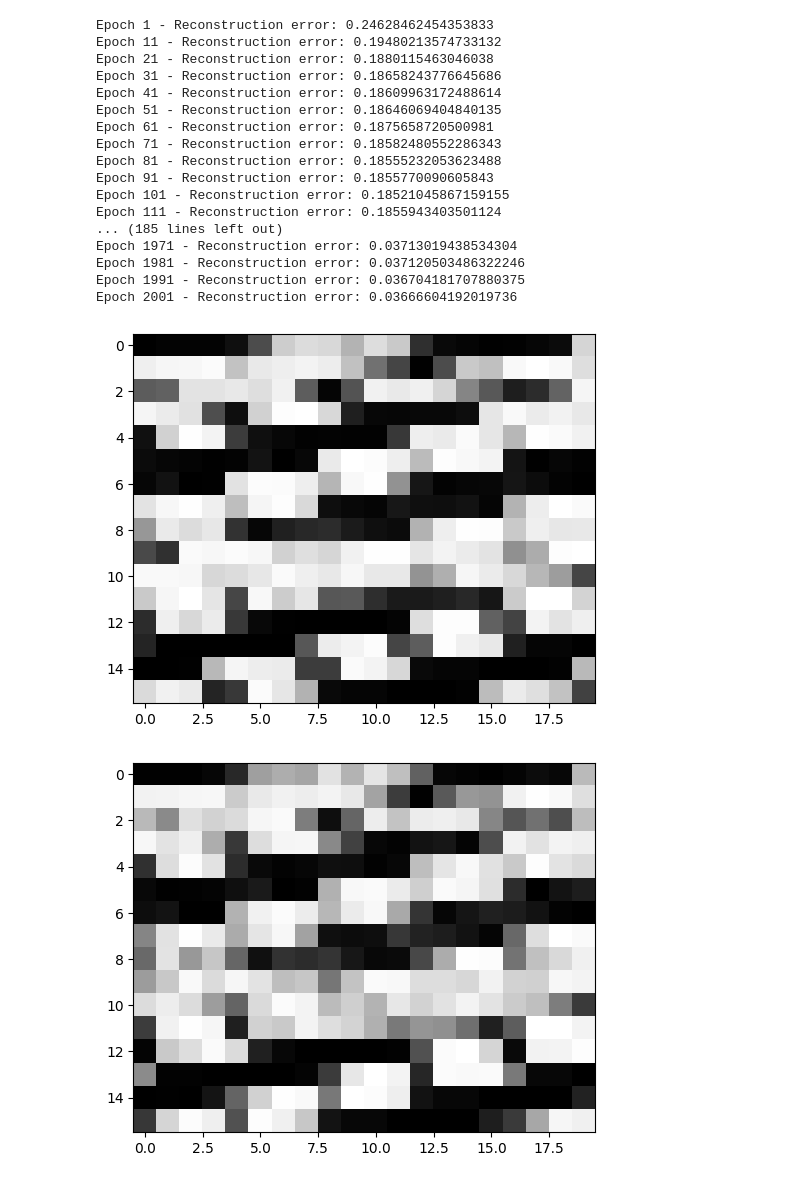
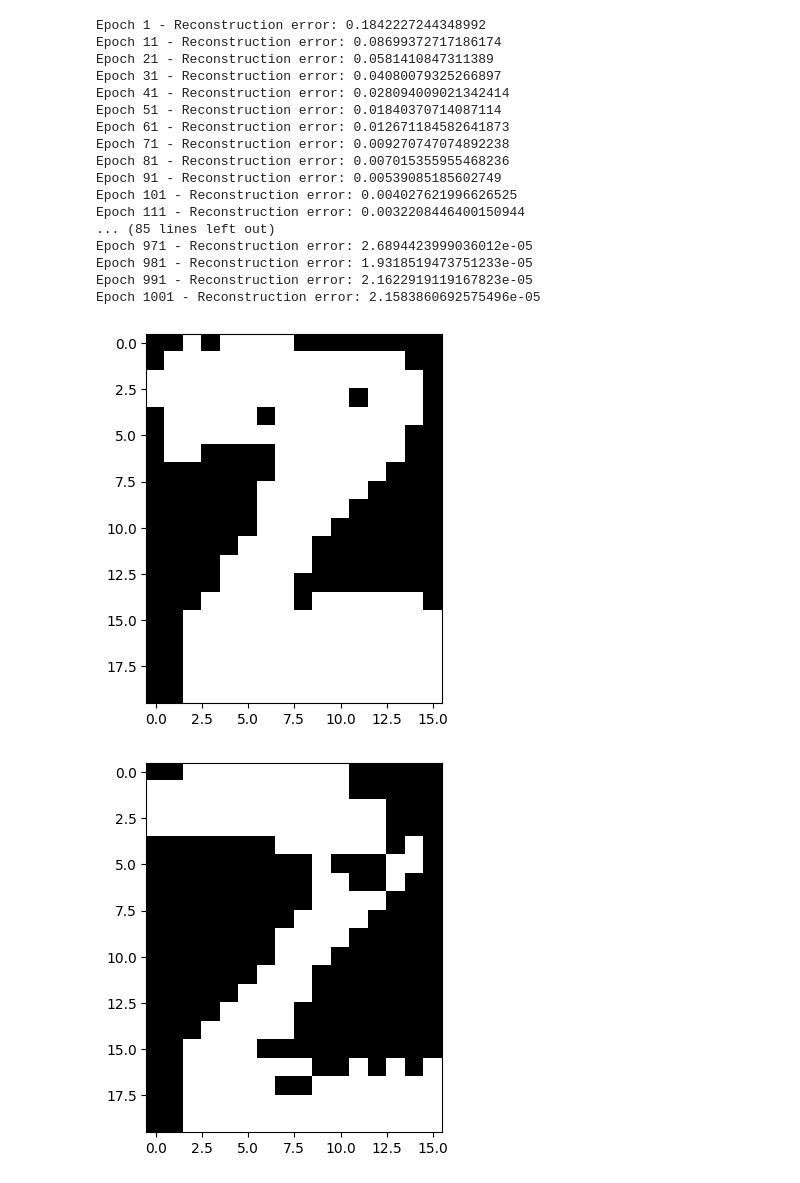
Before and after one commit to AugustinCombes/deeplearning2, a Jupyter notebook: main.ipynb, the cells around one changed output. Cells and saved outputs as stored; diff of their text form; code cells hidden in the pictures.

```diff
--- a/main.ipynb
+++ b/main.ipynb
@@ -8,26 +10,26 @@ plt.imshow(BinaryAlphaDigitsDataset(restrict_labels=['d']).data[0])
 # %%
 rbm = init_RBM(320, 100)
-train_RBM(rbm, ds=BinaryAlphaDigitsDataset(restrict_labels=['a']))
+train_RBM(rbm, epochs=1001, ds=BinaryAlphaDigitsDataset(restrict_labels=['z']))
 # %% [output]
-Epoch 1 - Reconstruction error: 0.24628462454353833
-Epoch 11 - Reconstruction error: 0.19480213574733132
-Epoch 21 - Reconstruction error: 0.1880115463046038
-Epoch 31 - Reconstruction error: 0.18658243776645686
-Epoch 41 - Reconstruction error: 0.18609963172488614
-Epoch 51 - Reconstruction error: 0.18646069404840135
-Epoch 61 - Reconstruction error: 0.1875658720500981
-Epoch 71 - Reconstruction error: 0.18582480552286343
-Epoch 81 - Reconstruction error: 0.18555232053623488
-Epoch 91 - Reconstruction error: 0.1855770090605843
-Epoch 101 - Reconstruction error: 0.18521045867159155
-Epoch 111 - Reconstruction error: 0.1855943403501124
-... (185 lines left out)
-Epoch 1971 - Reconstruction error: 0.03713019438534304
-Epoch 1981 - Reconstruction error: 0.037120503486322246
-Epoch 1991 - Reconstruction error: 0.036704181707880375
-Epoch 2001 - Reconstruction error: 0.03666604192019736
+Epoch 1 - Reconstruction error: 0.1842227244348992
+Epoch 11 - Reconstruction error: 0.08699372717186174
+Epoch 21 - Reconstruction error: 0.0581410847311389
+Epoch 31 - Reconstruction error: 0.04080079325266897
+Epoch 41 - Reconstruction error: 0.028094009021342414
+Epoch 51 - Reconstruction error: 0.01840370714087114
+Epoch 61 - Reconstruction error: 0.012671184582641873
+Epoch 71 - Reconstruction error: 0.009270747074892238
+Epoch 81 - Reconstruction error: 0.007015355955468236
+Epoch 91 - Reconstruction error: 0.00539085185602749
+Epoch 101 - Reconstruction error: 0.004027621996626525
+Epoch 111 - Reconstruction error: 0.0032208446400150944
+... (85 lines left out)
+Epoch 971 - Reconstruction error: 2.6894423999036012e-05
+Epoch 981 - Reconstruction error: 1.9318519473751233e-05
+Epoch 991 - Reconstruction error: 2.1622919119167823e-05
+Epoch 1001 - Reconstruction error: 2.1583860692575496e-05
 # %%
-generer_image_RBM(rbm, num_iterations=100, num_images=5)
+generer_image_RBM(rbm, num_iterations=1000, num_images=5)
 # %% [output]
-[figure, old version]
+[figure, new version]
-[figure, old version]
+[figure, new version]
```
Also changed, not shown: parts of 8 cells of this notebook, 1 other file.
